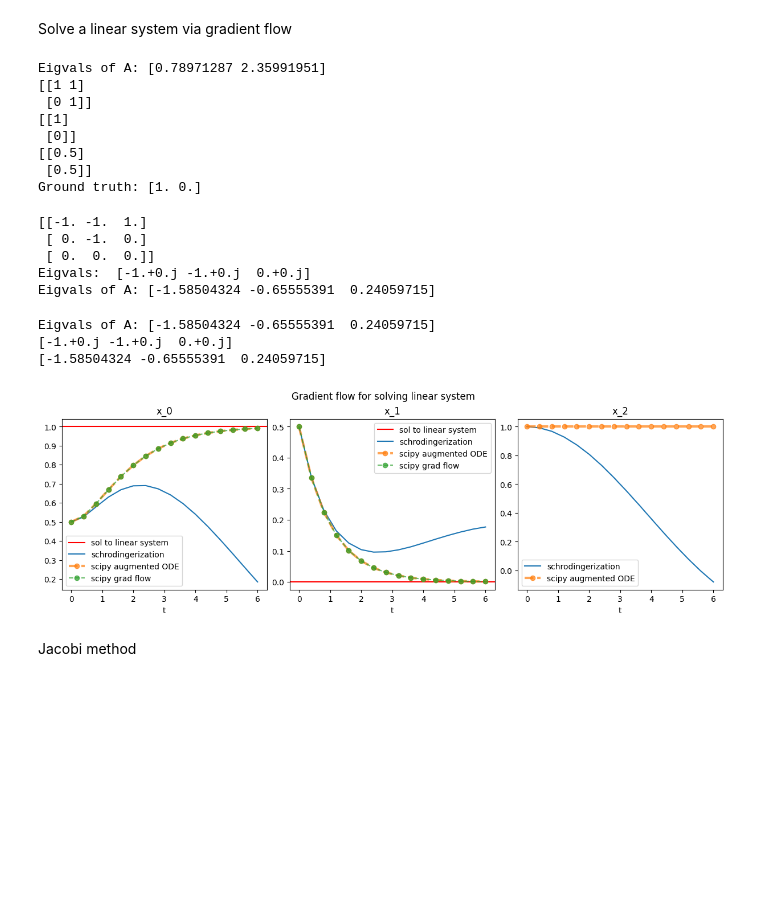
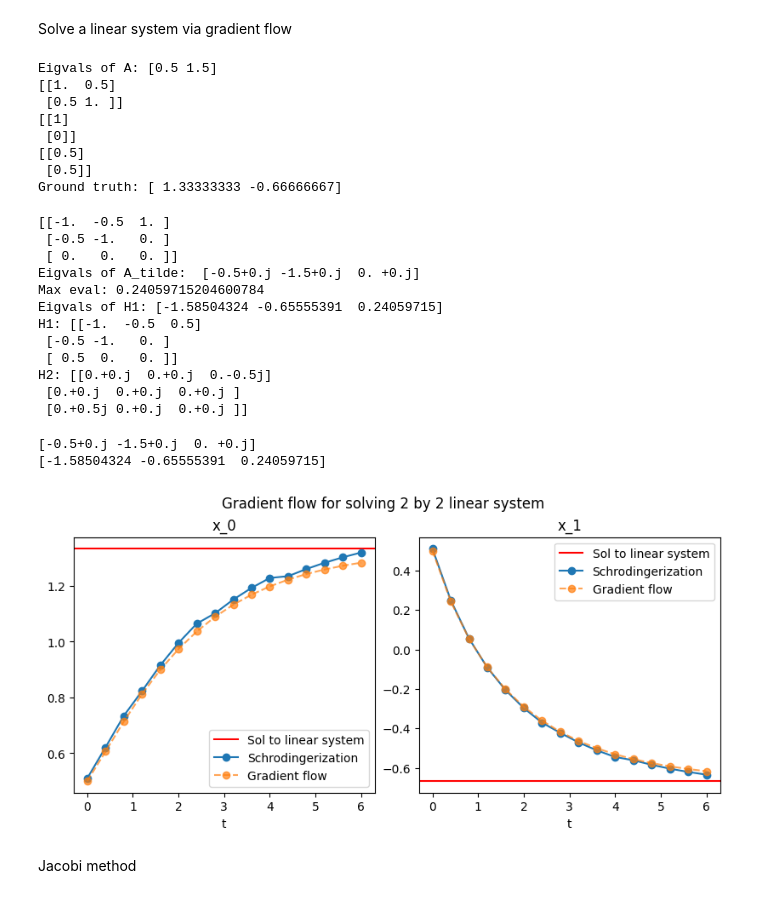
Before and after one commit to jli0108/quantum-diff-eq-ham-ebd, a Jupyter notebook: schrodingerization.ipynb, the cells around one changed output. Cells and saved outputs as stored; diff of their text form; code cells hidden in the pictures; blank space fills up the shorter version.

Commit message:
revised schrodingerization

```diff
--- a/schrodingerization.ipynb
+++ b/schrodingerization.ipynb
@@ -86,24 +97,30 @@ def solve_gradient_flow(A, b, x_0, N, L, R, T, N_t):
     # The gradient of the optimization problem is Ax-b, so the gradient flow ODE is x'(t) = - Ax + b.
     A_tilde = vstack([hstack([-A, b]), csc_matrix((1, A.shape[0]+1))])
     print(A_tilde.toarray())
-    print("Eigvals: ", eigvals(A_tilde.toarray()))
-    u_recover = schrodingerization(A_tilde, vstack([x_0, 1]), N, L, R, T, N_t)
+    print("Eigvals of A_tilde: ", eigvals(A_tilde.toarray()))
+
+    lambda_max = np.max(eigvalsh((A_tilde + A_tilde.T).toarray() / 2))
+    print("Max eval:", lambda_max)
+    u_recover = schrodingerization(A_tilde, vstack([x_0, 1]), N, L, R, T, N_t, lambda_max=norm(b)/2)
     return u_recover[:,:-1]
 # %%
 # Ax=b, where A is symmetric positive semidefinite
 dimension = 2
-A = random(dimension, dimension, density=1) + eye(dimension, dimension)
-A = (A + A.T) / 2
+# A = random(dimension, dimension, density=1) + eye(dimension, dimension)
+# A = (A + A.T) / 2
 
-b = random(dimension, 1, density=1)
+# b = random(dimension, 1, density=1)
 
-print("Eigvals of A:", eigvalsh(A.toarray()))
-assert np.alltrue(eigvalsh(A.toarray()) >= 0)
+# print("Eigvals of A:", eigvalsh(A.toarray()))
+# assert np.alltrue(eigvalsh(A.toarray()) >= 0)
 
 x_0 = random(dimension, 1, density=1)
 
 
 A = csc_matrix(np.array([[1, 1], [0, 1]]))
+A = (A + A.T) / 2
+
+print("Eigvals of A:", eigvalsh(A.toarray()))
 b = csc_matrix(np.array([[1, 0]]).T)
 x_0 = csc_matrix(np.array([[0.5, 0.5]]).T)
 
@@ -114,26 +131,33 @@ print(x_0.toarray())
 x_sol = spsolve(A, b)
 print("Ground truth:", x_sol)
 # %% [output]
-Eigvals of A: [0.78971287 2.35991951]
-[[1 1]
- [0 1]]
+Eigvals of A: [0.5 1.5]
+[[1.  0.5]
+ [0.5 1. ]]
 [[1]
  [0]]
 [[0.5]
  [0.5]]
-Ground truth: [1. 0.]
+Ground truth: [ 1.33333333 -0.66666667]
 # %%
-L, R = -30, 30
+L, R = -10, 10
 N = 1024
 T = 6
 N_t = 16
 u_recover = solve_gradient_flow(A, b, x_0, N, L, R, T, N_t)
 # %% [output]
-[[-1. -1.  1.]
- [ 0. -1.  0.]
- [ 0.  0.  0.]]
-Eigvals:  [-1.+0.j -1.+0.j  0.+0.j]
-Eigvals of A: [-1.58504324 -0.65555391  0.24059715]
+[[-1.  -0.5  1. ]
+ [-0.5 -1.   0. ]
+ [ 0.   0.   0. ]]
+Eigvals of A_tilde:  [-0.5+0.j -1.5+0.j  0. +0.j]
+Max eval: 0.24059715204600784
+Eigvals of H1: [-1.58504324 -0.65555391  0.24059715]
+H1: [[-1.  -0.5  0.5]
+ [-0.5 -1.   0. ]
+ [ 0.5  0.   0. ]]
+H2: [[0.+0.j  0.+0.j  0.-0.5j]
+ [0.+0.j  0.+0.j  0.+0.j ]
+ [0.+0.5j 0.+0.j  0.+0.j ]]
 # %%
 F_gf = lambda t, u: -A.toarray() @ u + b.toarray().reshape(2)
 
@@ -141,7 +165,7 @@ t_vals = np.linspace(0, T, N_t)
 sol_gf = solve_ivp(F_gf, [0, T], x_0.toarray().reshape(2), t_eval=t_vals)
 # %%
 A_tilde = vstack([hstack([-A, b]), csc_matrix((1, A.shape[0]+1))])
-u_recover = schrodingerization(A_tilde, vstack([x_0, 1]), N, L, R, T, N_t)
+# u_recover = schrodingerization(A_tilde, vstack([x_0, 1]), N, L, R, T, N_t, )
 
 print(eigvals(A_tilde.toarray()))
 print(eigvalsh((A_tilde + A_tilde.T).toarray() / 2))
@@ -149,31 +173,30 @@ F = lambda t, u: A_tilde @ u
 t_vals = np.linspace(0, T, N_t)
 sol_augmented = solve_ivp(F, [0, T], vstack([x_0, 1]).toarray().reshape(x_0.getnnz()+1), t_eval=t_vals)
 # %% [output]
-Eigvals of A: [-1.58504324 -0.65555391  0.24059715]
-[-1.+0.j -1.+0.j  0.+0.j]
+[-0.5+0.j -1.5+0.j  0. +0.j]
 [-1.58504324 -0.65555391  0.24059715]
 # %%
 t_vals = np.linspace(0, T, N_t)
 
-fig, axs = plt.subplots(1, 3, constrained_layout=True, facecolor="white", figsize=(12,4))
+fig, axs = plt.subplots(1, dimension, constrained_layout=True, facecolor="white", figsize=(8,4))
 
 aspect = 0.4
 
-for i in range(3):
-    if i < 2:
-        axs[i].axhline(y=x_sol[i], color='red', label="sol to linear system")
+for i in range(2):
 
-    axs[i].plot(t_vals, u_recover[:,i].real, label="schrodingerization")
-    axs[i].plot(t_vals, sol_augmented.y[i], '--o', label="scipy augmented ODE", linewidth=3, alpha=0.7)
-    if i < 2:
-        axs[i].plot(t_vals, sol_gf.y[i], '--o', label="scipy grad flow", alpha=0.7)
+    axs[i].axhline(y=x_sol[i], color='red', label="Sol to linear system")
+
+    axs[i].plot(t_vals, u_recover[:,i].real, '-o', label="Schrodingerization")
+    # axs[i].plot(t_vals, sol_augmented.y[i], '--o', label="scipy augmented ODE", linewidth=3, alpha=0.7)
+
+    axs[i].plot(t_vals, sol_gf.y[i], '--o', label="Gradient flow", alpha=0.7)
     axs[i].legend()
     axs[i].set_title(f"x_{i}")
     axs[i].set_xlabel(f"t")
-plt.suptitle("Gradient flow for solving linear system")
+plt.suptitle(f"Gradient flow for solving {dimension} by {dimension} linear system")
 plt.show()
 # %% [output]
-[figure, old version]
+[figure, new version]
 # %% [markdown]
 Jacobi method
 # %%
```
Also changed, not shown: parts of 8 cells of this notebook.
